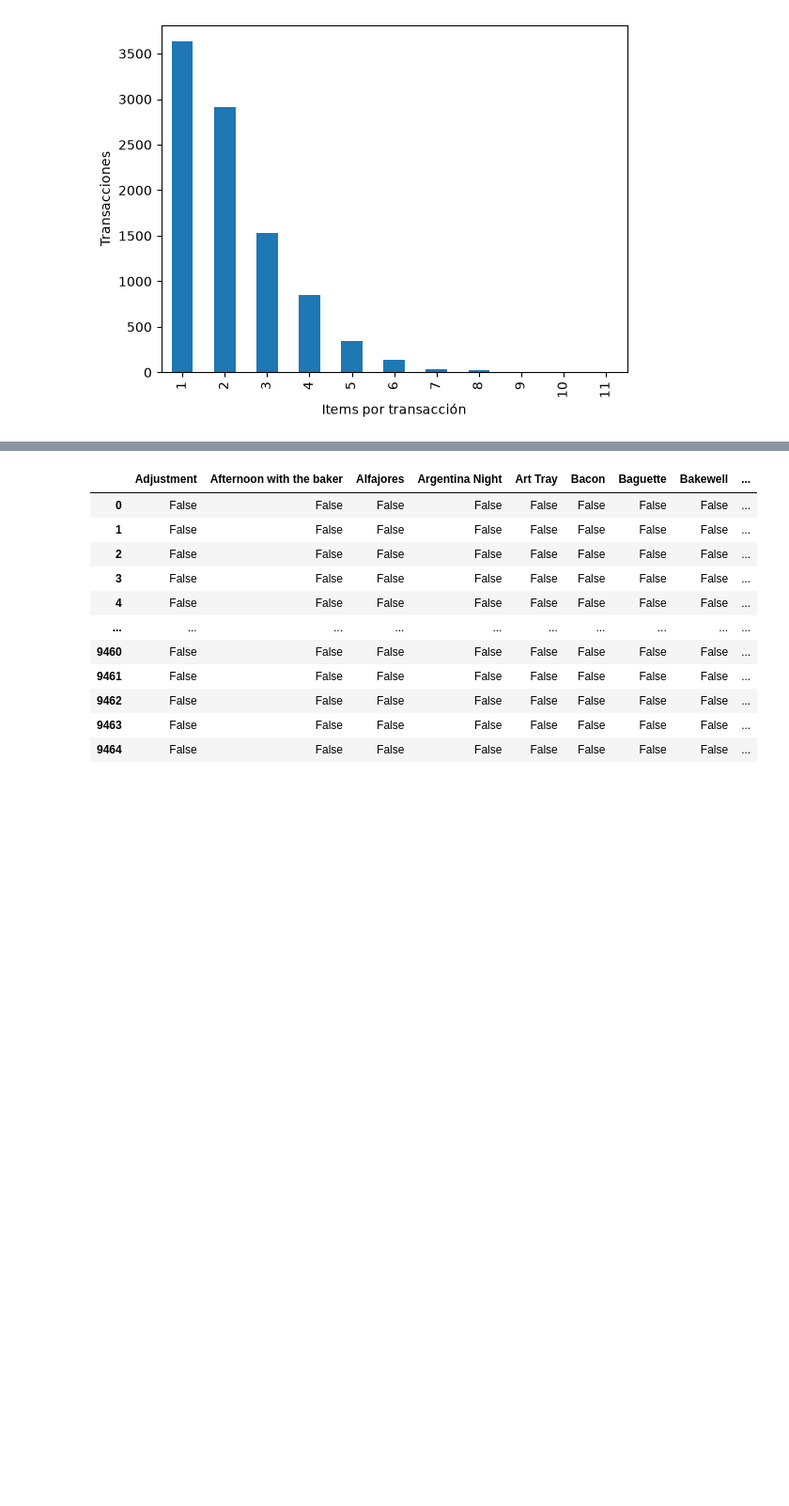
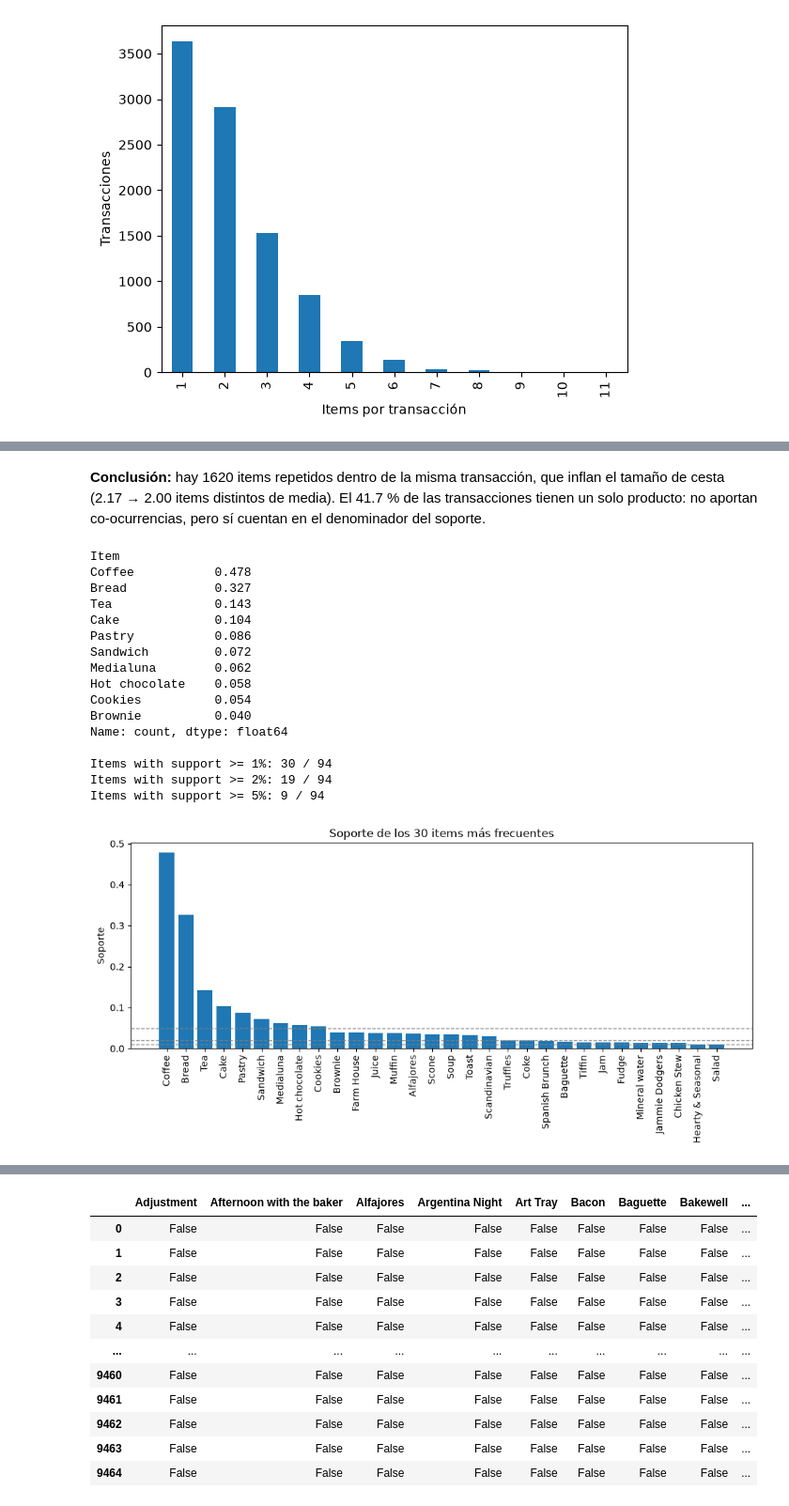
Before and after one commit to ku2a/fp-growth, a Jupyter notebook: main.ipynb, the cells around one changed output, grey strips where cells are left out. Shown at 94% size. Cells and saved outputs as stored; diff of their text form; code cells hidden in the pictures; blank space fills up the shorter version.

```diff
--- a/main.ipynb
+++ b/main.ipynb
@@ -163,0 +185,39 @@ plt.show()
+# %% [markdown]
+**Conclusión:** hay 1620 items repetidos dentro de la misma transacción, que inflan el tamaño de cesta (2.17 → 2.00 items distintos de media). El 41.7 % de las transacciones tienen un solo producto: no aportan co-ocurrencias, pero sí cuentan en el denominador del soporte.
+# %%
+
+item_support = (
+    data.drop_duplicates(['Transaction', 'Item'])['Item'].value_counts()
+    / data['Transaction'].nunique()
+)
+print(item_support.head(10).round(3))
+print()
+for threshold in [0.01, 0.02, 0.05]:
+    print(f'Items with support >= {threshold:.0%}: {(item_support >= threshold).sum()} / {len(item_support)}')
+
+plt.figure(figsize=(12, 4))
+plt.bar(item_support.index[:30], item_support.values[:30])
+for threshold in [0.01, 0.02, 0.05]:
+    plt.axhline(threshold, linestyle='--', linewidth=1, color='gray')
+plt.xticks(rotation=90)
+plt.ylabel('Soporte')
+plt.title('Soporte de los 30 items más frecuentes')
+plt.show()
+# %% [output]
+Item
+Coffee           0.478
+Bread            0.327
+Tea              0.143
+Cake             0.104
+Pastry           0.086
+Sandwich         0.072
+Medialuna        0.062
+Hot chocolate    0.058
+Cookies          0.054
+Brownie          0.040
+Name: count, dtype: float64
+
+Items with support >= 1%: 30 / 94
+Items with support >= 2%: 19 / 94
+Items with support >= 5%: 9 / 94
+[figure, added]
```
Also changed, not shown: parts of 10 cells of this notebook.
